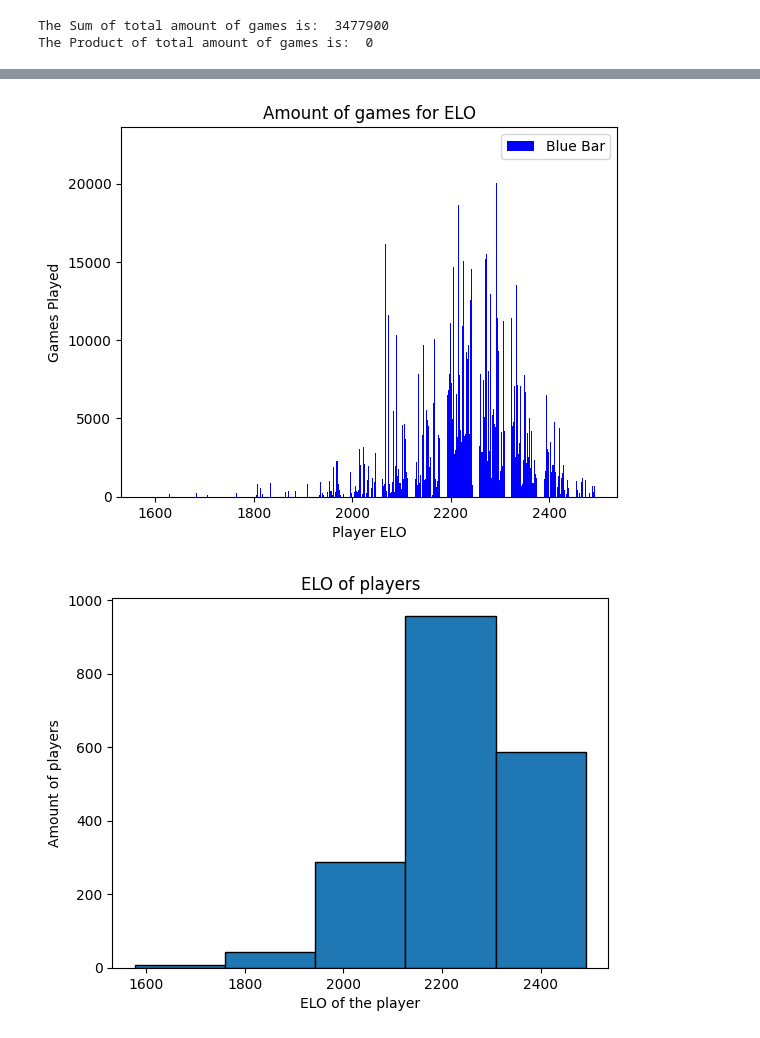
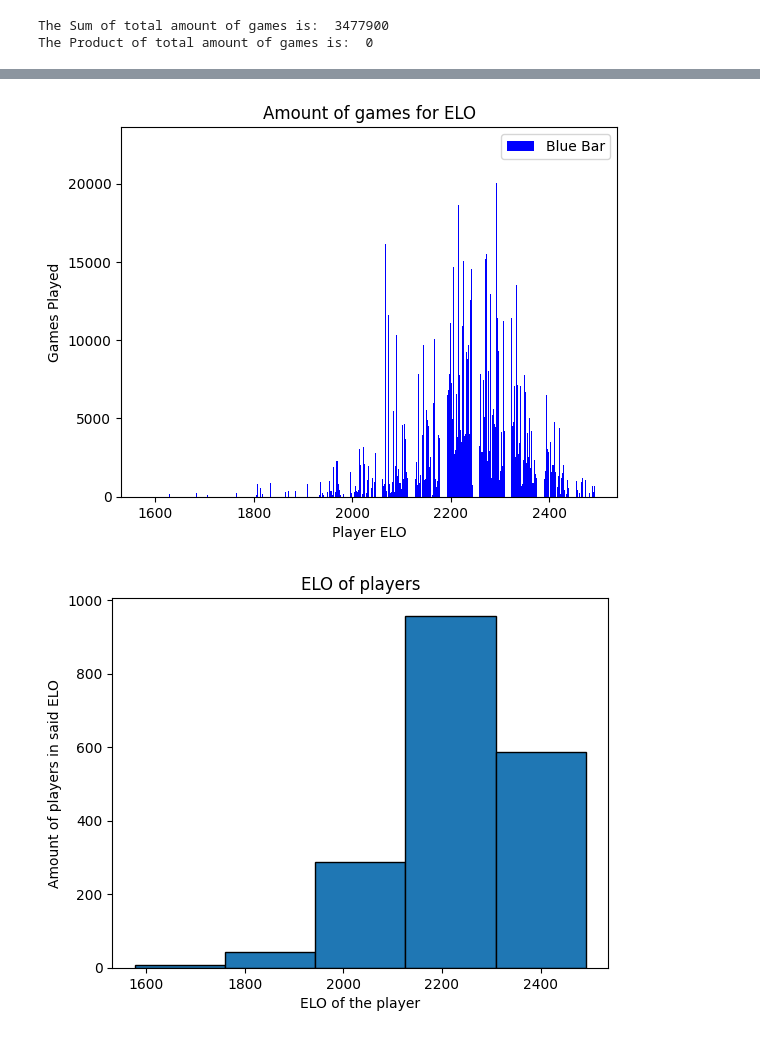
Before and after one commit to Jogitus/PythonDataAnalyticProject, a Jupyter notebook: Untitled-1.ipynb, the cells around one changed output, grey strips where cells are left out. Cells and saved outputs as stored; diff of their text form; code cells hidden in the pictures.

```diff
--- a/Untitled-1.ipynb
+++ b/Untitled-1.ipynb
@@ -119,23 +184,23 @@ plt.show()
 # %%
 # Bar Chart and Histogram (0.5 points): Successfully generates a bar chart and a histogram.
 
 # BARCHAR
 x1 = df['Avg Player']
 y1 = df['Num Games']
 plt.bar(x1, y1, label="Blue Bar", color='b')
 plt.xlabel("Player ELO")
 plt.ylabel("Games Played")
 plt.title("Amount of games for ELO")
 plt.legend()
 plt.show()
 
 # HISTOGRAM
 data = df['Avg Player']
 plt.hist(data, bins=5, edgecolor='black')
 plt.xlabel('ELO of the player')
-plt.ylabel('Amount of players')
+plt.ylabel('Amount of players in said ELO')
 plt.title('ELO of players')
 plt.show()
 # %% [output]
 [figure]
-[figure, old version]
+[figure, new version]
```
Also changed, not shown: parts of 20 cells of this notebook.
